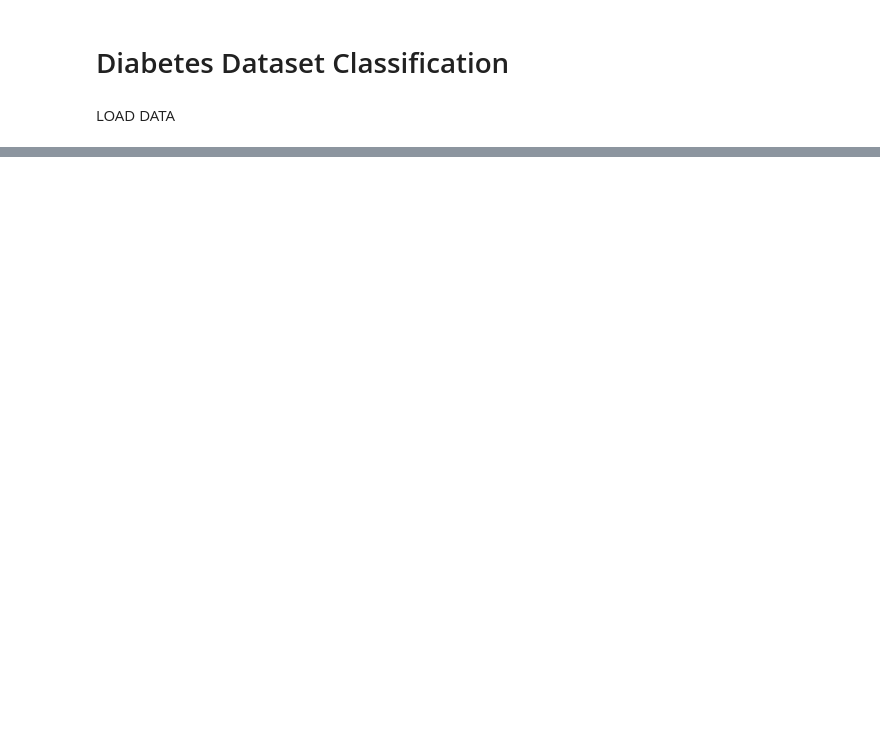
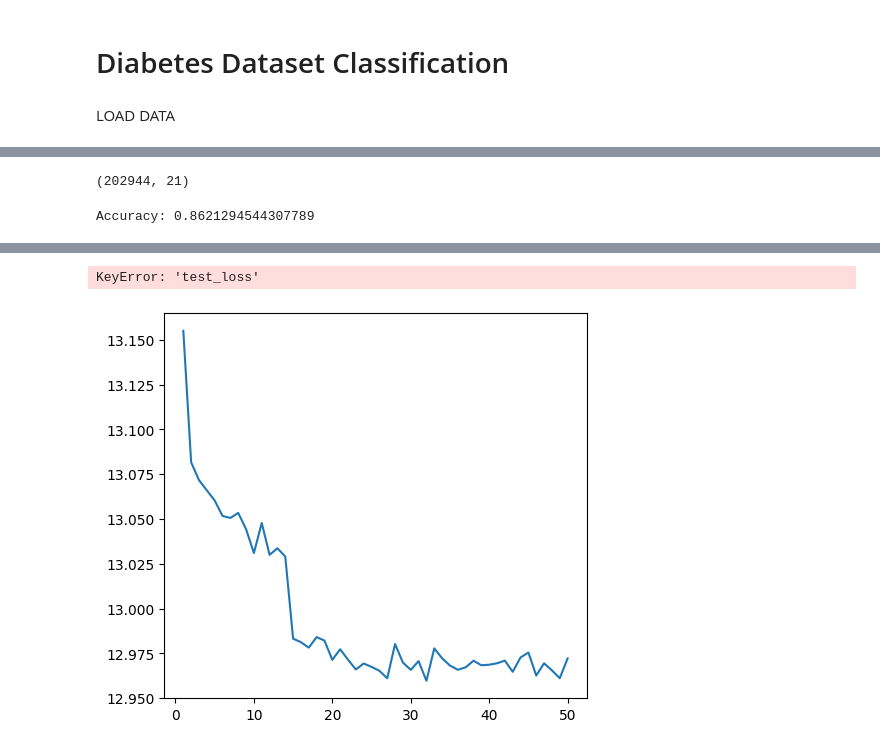
Before and after one commit to Josh-clst/Intro-ML-Mini-Project, a Jupyter notebook: Diabetes_dataset_classfication.ipynb, the cells around one changed output, grey strips where cells are left out. Drawn from its saved outputs; the diff is of its cells as text; code cells hidden in the pictures; blank space fills up the shorter version.

```diff
--- a/Diabetes_dataset_classfication.ipynb
+++ b/Diabetes_dataset_classfication.ipynb
@@ -21,0 +32,63 @@ ModuleNotFoundError: No module named 'pandas'
+# %%
+X_train, X_test, Y_train, Y_test = train_test_split(X,Y, test_size=0.2, random_state=42, stratify=y)
+
+print(X_train.shape)
+# %% [output]
+(202944, 21)
+# %%
+pipeline = Pipeline([
+        ('median', SimpleImputer()),
+        ('scaler', StandardScaler()),
+        ('classifier',LogisticRegression())])
+
+pipeline.fit(X_train, Y_train)
+
+print("Accuracy:", pipeline.score(X_test,Y_test ))
+# %% [output]
+Accuracy: 0.8621294544307789
+# %%
+class MLP_torch(nn.Module):
+
+    def __init__(self, input_size, hidden_size, num_classes):
+        super().__init__()
+        self.fc1 = nn.Linear(input_size, hidden_size)
+        self.fc2 = nn.Linear(hidden_size, num_classes)
+        self.relu = nn.ReLU()
+
+    def forward(self, x):
+
+        x = self.fc1(x)
+        x = self.relu(x)
+        x = self.fc2(x)
+
+        return x
+
+input_size = X_train.shape[1]
+hidden_size = 64
+num_classes = 1
+
+model = MLP_torch(input_size, hidden_size , num_classes)
+
+X_train, Y_train, X_test, Y_test = scaled_tensorize_data(X_train, Y_train, X_test, Y_test)
+
+train_loader, test_loader = datasets_and_loaders(X_train, Y_train, X_test, Y_test, batch_size=32)
+
+device = torch.device("cuda" if torch.cuda.is_available() else "cpu")
+model = model.to(device)
+
+criterion = nn.CrossEntropyLoss()
+optimizer = optim.Adam(model.parameters(), lr=0.001)
+epochs = 50
+print_every_epochs = 5
+path = r"C:\Users\alexd\Github\Neurone_results\best_model.pth"
+history = train_model(model, train_loader, test_loader, criterion, optimizer, device, epochs, print_every_epochs, path)
+
+plt.figure(figsize=(12, 5))
+plt.subplot(1, 2, 1)
+plt.plot(history["epoch"], history["train_loss"], label="Train Loss")
+plt.plot(history["epoch"], history["val_loss"], label="Test Loss")
+plt.xlabel("Epoch")
+plt.ylabel("Loss")
+plt.title("Training and Validation Loss")
+plt.legend()
+# %% [output]
@@ -21,0 +107,2 @@ ModuleNotFoundError: No module named 'pandas'
+KeyError: 'test_loss'
+[figure, added]
```
Also changed, not shown: parts of 5 cells of this notebook, 2 other files.
